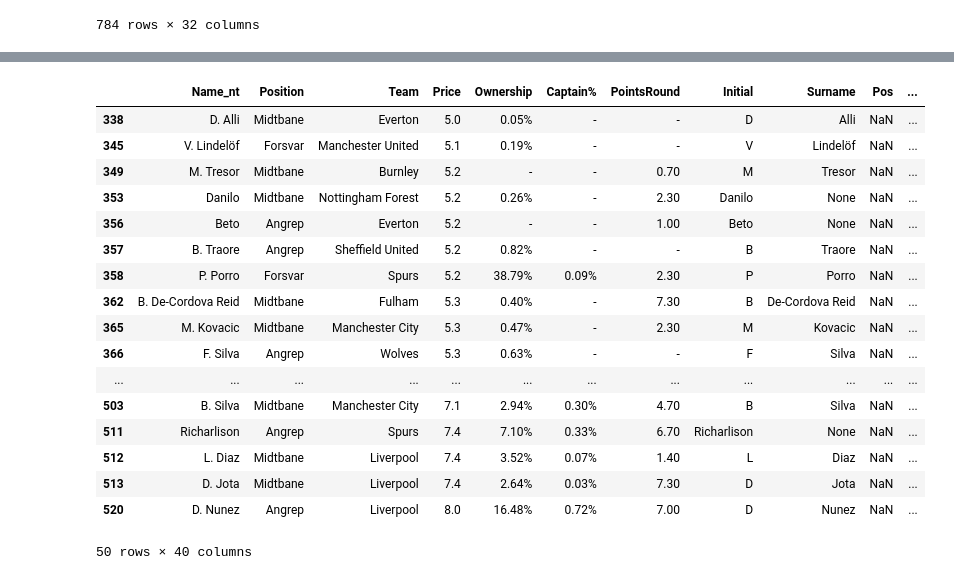
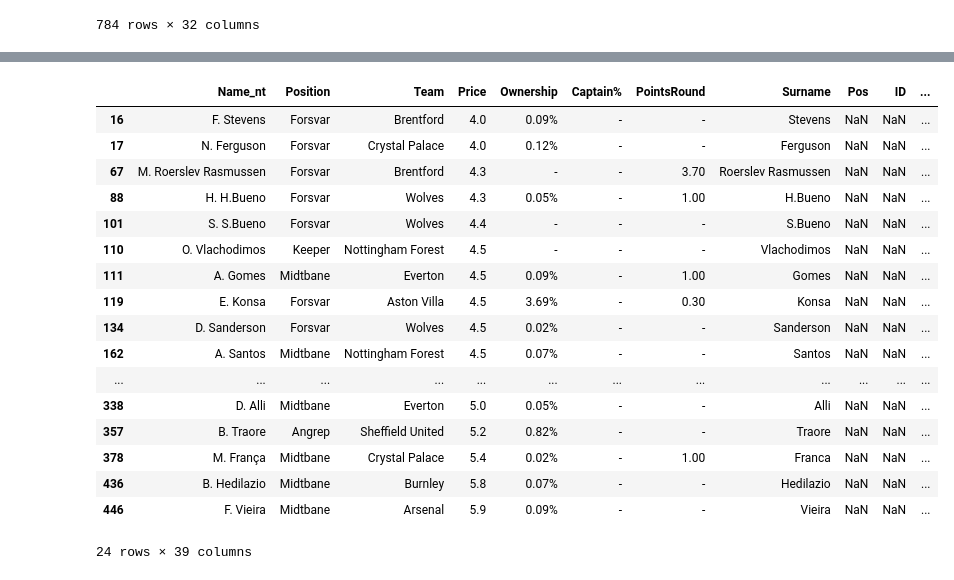
Before and after one commit to eiriklid/norsk_tipping_review, a Jupyter notebook: norsk_tipping_review/merge_norsk_tipping_and_fplreview.ipynb, the cells around one changed output, grey strips where cells are left out. Drawn from its saved outputs; the diff is of its cells as text; code cells hidden in the pictures.

```diff
--- a/norsk_tipping_review/merge_norsk_tipping_and_fplreview.ipynb
+++ b/norsk_tipping_review/merge_norsk_tipping_and_fplreview.ipynb
@@ -58,7 +58,7 @@ norsk_tipping["Price"] = pd.to_numeric(norsk_tipping["Price"])
 # %%
 norsk_tipping.sort_values("Price", inplace=True)
 # %%
-norsk_tipping[["Initial", "Surname"]] = norsk_tipping["Name"].str.rsplit(". ", n=1, expand=True)
+norsk_tipping["Surname"] = norsk_tipping["Name"].str.rsplit(". ", n=1, expand=True).fillna("").apply(lambda x : max(x,key=len),axis=1)
 # %%
 norsk_tipping
 # %% [output]
@@ -139,5 +112,8 @@ df[["Surname", "Name_review"]]
 # %%
-fplreview["Name"] = fplreview["Name"].str.rsplit(".", n=1, expand=True).fillna("").apply(lambda x : max(x,key=len),axis=1)
+from unidecode import unidecode
+
+fplreview["Name"] = fplreview["Name"].str.rsplit(".", n=1, expand=True).fillna("").apply(lambda x : max(x,key=len),axis=1).apply(unidecode)
+norsk_tipping["Surname"] = norsk_tipping["Surname"].apply(unidecode)
 # %%
 mapper = {"Man City": "Manchester City",
           "Man Utd": "Manchester United",
@@ -149,2 +190,14 @@ fplreview["Team"] = fplreview.Team.replace(mapper)
+# %%
+norsk_tipping.loc[norsk_tipping.Team=="Liverpool", "Surname"] = norsk_tipping.loc[norsk_tipping.Team=="Liverpool", "Surname"].replace(liverpool)
+norsk_tipping.loc[norsk_tipping.Team=="Manchester City","Surname"] = norsk_tipping.loc[norsk_tipping.Team=="Manchester City","Surname"].replace(man_city)
+norsk_tipping.loc[norsk_tipping.Team=="Aston Villa", "Surname"] = norsk_tipping.loc[norsk_tipping.Team=="Aston Villa", "Surname"].replace(aston_villa)
+norsk_tipping.loc[norsk_tipping.Team=="Wolves", "Surname"] = norsk_tipping.loc[norsk_tipping.Team=="Wolves", "Surname"].replace(wolves)
+norsk_tipping.loc[norsk_tipping.Team=="Fulham", "Surname"] = norsk_tipping.loc[norsk_tipping.Team=="Fulham", "Surname"].replace(fulham)
+norsk_tipping.loc[norsk_tipping.Team=="Brighton", "Surname"] = norsk_tipping.loc[norsk_tipping.Team=="Brighton", "Surname"].replace(brighton)
+norsk_tipping.loc[norsk_tipping.Team=="Spurs", "Surname"] = norsk_tipping.loc[norsk_tipping.Team=="Spurs", "Surname"].replace(spurs)
+norsk_tipping.loc[norsk_tipping.Team=="Chelsea", "Surname"] = norsk_tipping.loc[norsk_tipping.Team=="Chelsea", "Surname"].replace(chelsea)
+
+
+norsk_tipping["Surname"] = norsk_tipping["Surname"].replace(unique)
 # %%
 df = norsk_tipping.merge(fplreview,left_on=["Team", "Surname"], right_on=["Team", "Name"], how="left",suffixes=("_nt", "_review"))
@@ -167,21 +204,21 @@ df
 # %%
-df[df.Pos.isna()].tail(50)
+df[df.Pos.isna()]#.Team.value_counts()
 # %% [output]
-|  | Name_nt | Position | Team | Price | Ownership | Captain% | PointsRound | Initial | Surname | Pos | ... |
-| 338 | D. Alli | Midtbane | Everton | 5.0 | 0.05% | - | - | D | Alli | NaN | ... |
-| 345 | V. Lindelöf | Forsvar | Manchester United | 5.1 | 0.19% | - | - | V | Lindelöf | NaN | ... |
-| 349 | M. Tresor | Midtbane | Burnley | 5.2 | - | - | 0.70 | M | Tresor | NaN | ... |
-| 353 | Danilo | Midtbane | Nottingham Forest | 5.2 | 0.26% | - | 2.30 | Danilo | None | NaN | ... |
-| 356 | Beto | Angrep | Everton | 5.2 | - | - | 1.00 | Beto | None | NaN | ... |
-| 357 | B. Traore | Angrep | Sheffield United | 5.2 | 0.82% | - | - | B | Traore | NaN | ... |
-| 358 | P. Porro | Forsvar | Spurs | 5.2 | 38.79% | 0.09% | 2.30 | P | Porro | NaN | ... |
-| 362 | B. De-Cordova Reid | Midtbane | Fulham | 5.3 | 0.40% | - | 7.30 | B | De-Cordova Reid | NaN | ... |
-| 365 | M. Kovacic | Midtbane | Manchester City | 5.3 | 0.47% | - | 2.30 | M | Kovacic | NaN | ... |
-| 366 | F. Silva | Angrep | Wolves | 5.3 | 0.63% | - | - | F | Silva | NaN | ... |
+|  | Name_nt | Position | Team | Price | Ownership | Captain% | PointsRound | Surname | Pos | ID | ... |
+| 16 | F. Stevens | Forsvar | Brentford | 4.0 | 0.09% | - | - | Stevens | NaN | NaN | ... |
+| 17 | N. Ferguson | Forsvar | Crystal Palace | 4.0 | 0.12% | - | - | Ferguson | NaN | NaN | ... |
+| 67 | M. Roerslev Rasmussen | Forsvar | Brentford | 4.3 | - | - | 3.70 | Roerslev Rasmussen | NaN | NaN | ... |
+| 88 | H. H.Bueno | Forsvar | Wolves | 4.3 | 0.05% | - | 1.00 | H.Bueno | NaN | NaN | ... |
+| 101 | S. S.Bueno | Forsvar | Wolves | 4.4 | - | - | - | S.Bueno | NaN | NaN | ... |
+| 110 | O. Vlachodimos | Keeper | Nottingham Forest | 4.5 | - | - | - | Vlachodimos | NaN | NaN | ... |
+| 111 | A. Gomes | Midtbane | Everton | 4.5 | 0.09% | - | 1.00 | Gomes | NaN | NaN | ... |
+| 119 | E. Konsa | Forsvar | Aston Villa | 4.5 | 3.69% | - | 0.30 | Konsa | NaN | NaN | ... |
+| 134 | D. Sanderson | Forsvar | Wolves | 4.5 | 0.02% | - | - | Sanderson | NaN | NaN | ... |
+| 162 | A. Santos | Midtbane | Nottingham Forest | 4.5 | 0.07% | - | - | Santos | NaN | NaN | ... |
 | ... | ... | ... | ... | ... | ... | ... | ... | ... | ... | ... | ... |
-| 503 | B. Silva | Midtbane | Manchester City | 7.1 | 2.94% | 0.30% | 4.70 | B | Silva | NaN | ... |
-| 511 | Richarlison | Angrep | Spurs | 7.4 | 7.10% | 0.33% | 6.70 | Richarlison | None | NaN | ... |
-| 512 | L. Diaz | Midtbane | Liverpool | 7.4 | 3.52% | 0.07% | 1.40 | L | Diaz | NaN | ... |
-| 513 | D. Jota | Midtbane | Liverpool | 7.4 | 2.64% | 0.03% | 7.30 | D | Jota | NaN | ... |
-| 520 | D. Nunez | Angrep | Liverpool | 8.0 | 16.48% | 0.72% | 7.00 | D | Nunez | NaN | ... |
+| 338 | D. Alli | Midtbane | Everton | 5.0 | 0.05% | - | - | Alli | NaN | NaN | ... |
+| 357 | B. Traore | Angrep | Sheffield United | 5.2 | 0.82% | - | - | Traore | NaN | NaN | ... |
+| 378 | M. França | Midtbane | Crystal Palace | 5.4 | 0.02% | - | 1.00 | Franca | NaN | NaN | ... |
+| 436 | B. Hedilazio | Midtbane | Burnley | 5.8 | 0.07% | - | - | Hedilazio | NaN | NaN | ... |
+| 446 | F. Vieira | Midtbane | Arsenal | 5.9 | 0.09% | - | - | Vieira | NaN | NaN | ... |
-50 rows × 40 columns
+24 rows × 39 columns
```
Also changed, not shown: parts of 11 cells of this notebook, 2 other files.
